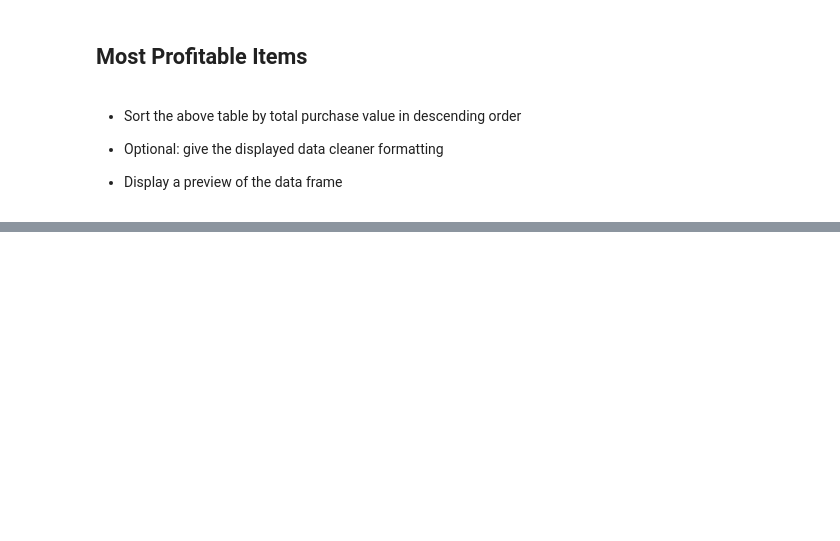
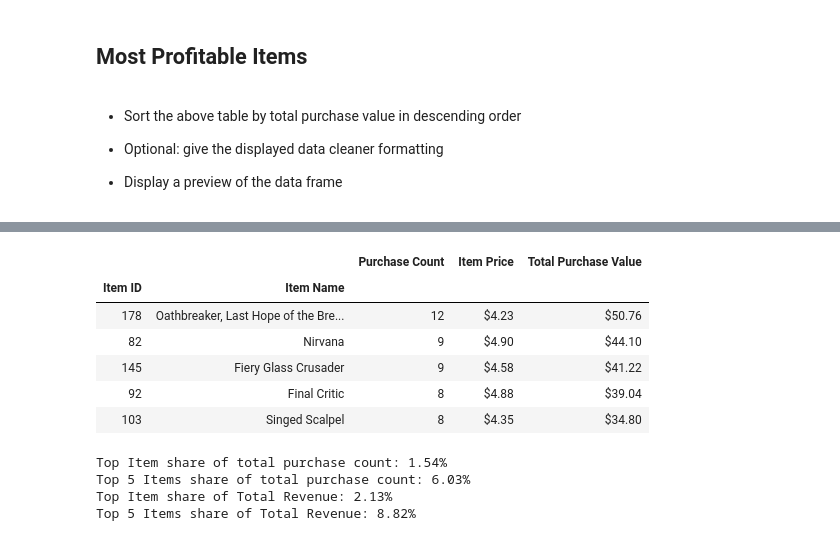
Before and after one commit to DanielRuch/pandas-challenge, a Jupyter notebook: HeroesOfPymoli/HeroesOfPymol_Homework_Finished.ipynb, the cells around one changed output, grey strips where cells are left out. Saved outputs shown, nothing was run; the diff lists cells and outputs as text; code cells hidden in the pictures; blank space fills up the shorter version.

```diff
--- a/HeroesOfPymoli/HeroesOfPymoli_starter.ipynb
+++ b/HeroesOfPymoli/HeroesOfPymol_Homework_Finished.ipynb
@@ -361,0 +381,38 @@ topSpenderData.head()
+# %%
+#Sort data from last table by Purchase Value
+itemDF = itemDF.sort_values("Total Purchase Value", ascending=False)
+
+#Clean up formatting
+itemDF["Item Price"] = itemDF["Item Price"].round(2).apply(currFormat)
+itemDF["Total Purchase Value"] = itemDF["Total Purchase Value"].round(2).apply(currFormat)
+
+#Display 5 highest revenue items (not necessarily most profitable!)
+itemDF.head()
+# %% [output]
+|  |  | Purchase Count | Item Price | Total Purchase Value |
+| Item ID | Item Name |  |  |  |
+| 178 | Oathbreaker, Last Hope of the Bre... | 12 | $4.23 | $50.76 |
+| 82 | Nirvana | 9 | $4.90 | $44.10 |
+| 145 | Fiery Glass Crusader | 9 | $4.58 | $41.22 |
+| 92 | Final Critic | 8 | $4.88 | $39.04 |
+| 103 | Singed Scalpel | 8 | $4.35 | $34.80 |
+# %%
+#Extra: See what % of total purchases is represented by top item
+#
+Top5Count = 12+9+9+9+8
+Top5Rev = 50.76 + 44.10 + 41.22 + 39.04 + 34.80
+
+Top1CountPerc = (100 * 12 / numPurchases)
+Top5CountPerc = (100 * Top5Count / numPurchases)
+Top1RevPerc = (100 * 50.76/totalRev)
+Top5RevPerc = (100 * Top5Rev/totalRev)
+
+print(f"Top Item share of total purchase count: {Top1CountPerc.round(2)}%")
+print(f"Top 5 Items share of total purchase count: {Top5CountPerc.round(2)}%")
+print(f"Top Item share of Total Revenue: {Top1RevPerc.round(2)}%")
+print(f"Top 5 Items share of Total Revenue: {Top5RevPerc.round(2)}%")
+# %% [output]
+Top Item share of total purchase count: 1.54%
+Top 5 Items share of total purchase count: 6.03%
+Top Item share of Total Revenue: 2.13%
+Top 5 Items share of Total Revenue: 8.82%
```
Also changed, not shown: parts of 9 cells of this notebook.
